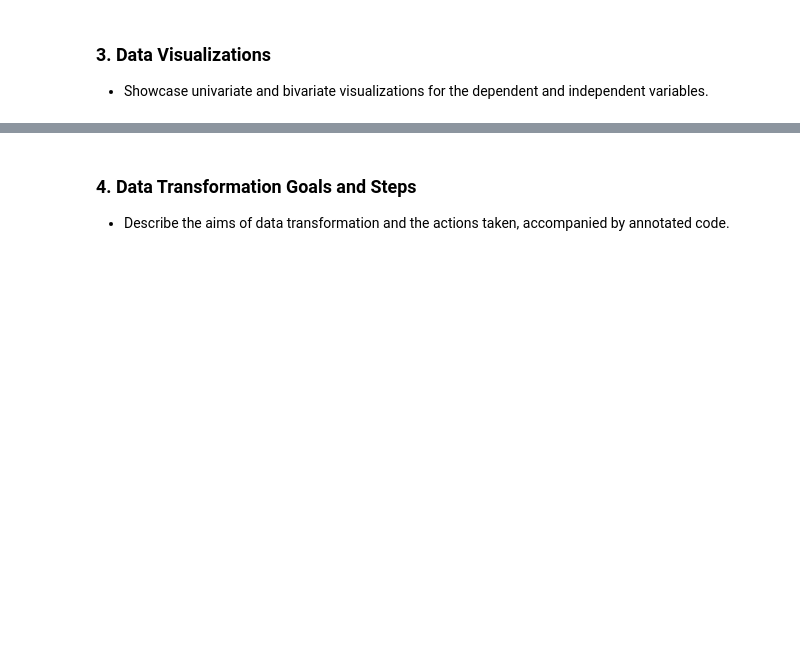
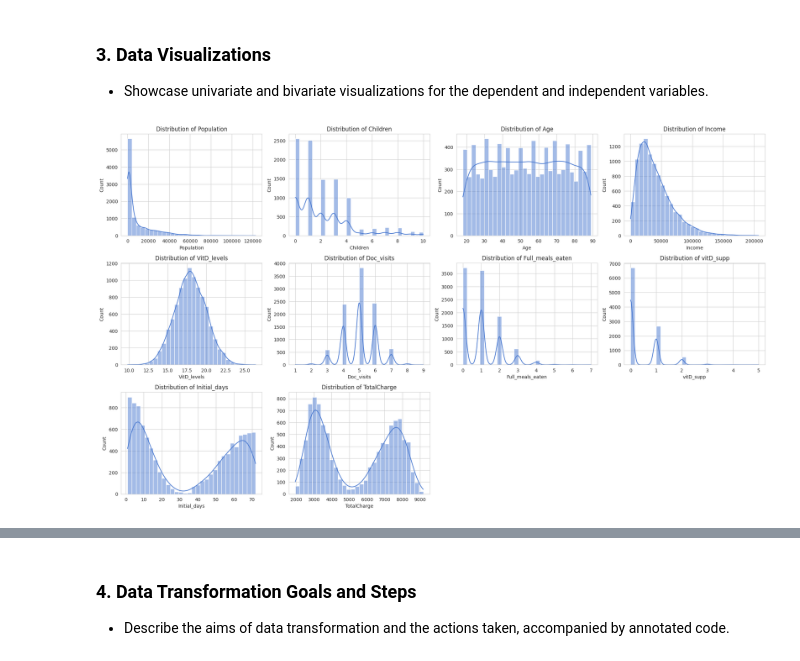
Before and after one commit to nestrada79/MSDA, a Jupyter notebook: D208/D208_Part_1.ipynb, the cells around one changed output, grey strips where cells are left out. Saved outputs shown, nothing was run; the diff lists cells and outputs as text; code cells hidden in the pictures; blank space fills up the shorter version.

```diff
--- a/D208/D208_Part_1.ipynb
+++ b/D208/D208_Part_1.ipynb
@@ -36,0 +165,6 @@
+# %%
+# Dropping irrelevant columns
+columns_to_drop = ['CaseOrder', 'Customer_id', 'Interaction', 'UID', 'City', 'State', 'County',
+                   'Zip', 'Lat', 'Lng', 'TimeZone', 'Job','Additional_charges','Item1','Item2','Item3','Item4','Item5','Item6','Item7','Item8']
+
+medical_data_cleaned = medical_data.drop(columns=columns_to_drop)
@@ -40,3 +223,24 @@
 # %% [markdown]
 ### 3. Data Visualizations
 - Showcase univariate and bivariate visualizations for the dependent and independent variables.
+# %%
+# List of numerical variables
+numerical_variables = medical_data_cleaned.select_dtypes(include=['float64', 'int64']).columns
+
+# Set Seaborn style
+sns.set_style("whitegrid")
+sns.set_palette("muted")
+
+# Set up the matplotlib figure
+plt.figure(figsize=(20, 15))
+
+# Plotting histograms for each numerical variable
+for i, var in enumerate(numerical_variables, 1):
+    plt.subplot(4, 4, i)
+    sns.histplot(medical_data_cleaned[var], bins=30, kde=True)
+    plt.title(f'Distribution of {var}')
+    plt.tight_layout()
+
+plt.show()
+# %% [output]
+[figure, added]
```
Also changed, not shown: parts of 31 cells of this notebook.
